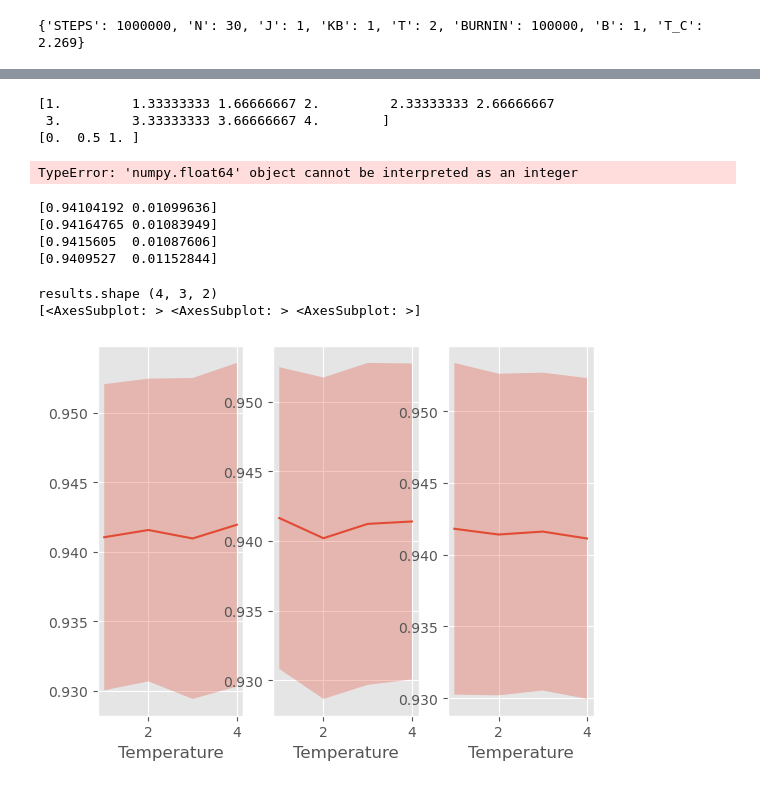
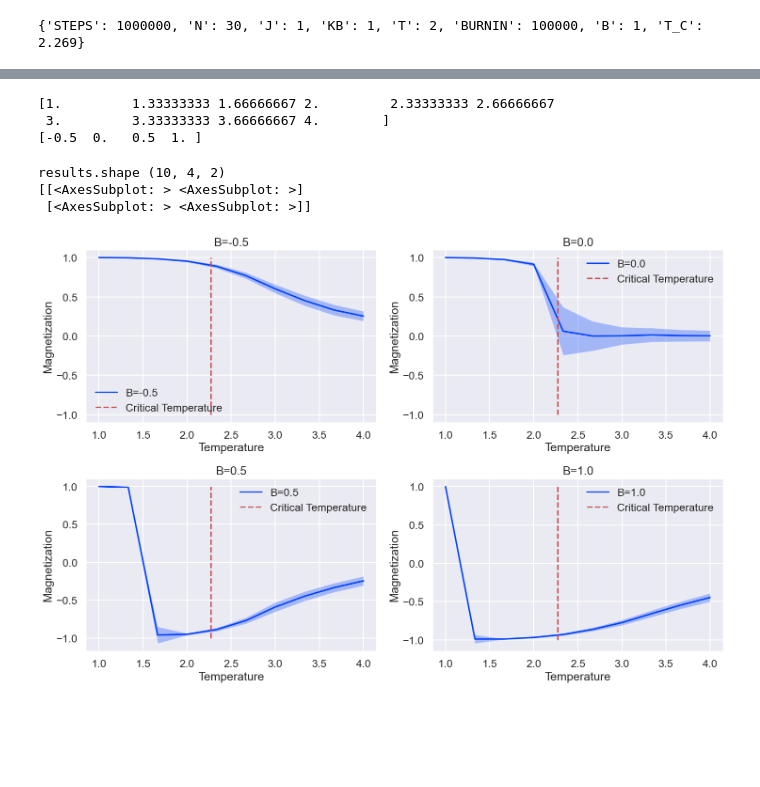
Before and after one commit to leo-megliola/2D-Icing-MCMC, a Jupyter notebook: partA.ipynb, the cells around one changed output, grey strips where cells are left out. Drawn from its saved outputs; the diff is of its cells as text; code cells hidden in the pictures; blank space fills up the shorter version.

```diff
--- a/partA.ipynb
+++ b/partA.ipynb
@@ -40,39 +35,38 @@ magnetization std = 0.011427931582750548
 # %%
 temps = np.linspace(1,4,10)
 print(temps)
-magnetic_field = np.linspace(0,1,3)
+# magnetic_field = np.linspace(0,2,4)
+magnetic_field= [-0.5, 0, 0.5, 1]
 print(magnetic_field)
 # %% [output]
 [1.         1.33333333 1.66666667 2.         2.33333333 2.66666667
  3.         3.33333333 3.66666667 4.        ]
-[0.  0.5 1. ]
+[-0.5  0.   0.5  1. ]
 # %%
-results = np.array([[stats(temp, STEPS, BURNIN, B, display=False) for B in magnetic_field] for temp in temps])
+results = np.array([[stats(temp, STEPS, BURNIN,N, B, display=False) for B in magnetic_field] for temp in tqdm(temps)])
-# %% [output]
-TypeError: 'numpy.float64' object cannot be interpreted as an integer
-# %%
-print(results[0,0,:])
-print(results[0,1,:])
-print(results[1,0,:])
-print(results[2,0,:])
-# %% [output]
-[0.94104192 0.01099636]
-[0.94164765 0.01083949]
-[0.9415605  0.01087606]
-[0.9409527  0.01152844]
 # %%
 print("results.shape", results.shape)
-axes_shape = (1, len(magnetic_field))
-fig, ax = plt.subplots(axes_shape[0], axes_shape[1])
+plt.style.use('seaborn-v0_8-bright')
+axes_shape = (len(magnetic_field)//2, len(magnetic_field)//2)
+fig, ax = plt.subplots(axes_shape[0], axes_shape[1], figsize=(15, 10))
 print(ax)
 for i in range(len(magnetic_field)):
     curr_plot = results[:,i,0]
     std = results[:,i,1]
-    ax[i].plot(temps, curr_plot, label=f"B={magnetic_field[i]}")
-    ax[i].fill_between(temps, curr_plot-std, curr_plot+std, alpha=0.3)
-    ax[i].set_xlabel("Temperature")
+    row = i // axes_shape[1]  # calculate the row index
+    col = i % axes_shape[1]   # calculate the column index
+    ax[row, col].plot(temps, curr_plot, label=f"B={magnetic_field[i]}")
+    ax[row, col].fill_between(temps, curr_plot-std, curr_plot+std, alpha=0.3)
+    ax[row, col].set_xlabel("Temperature")
+    ax[row, col].set_ylabel("Magnetization")
+    ax[row, col].vlines(2.269, -1, 1, color='r', label="Critical Temperature", linestyles='dashed')
+    ax[row, col].legend()
+    ax[row, col].set_title(f"B={magnetic_field[i]}")
+
+plt.tight_layout()
 plt.show()
 # %% [output]
-results.shape (4, 3, 2)
-[<AxesSubplot: > <AxesSubplot: > <AxesSubplot: >]
+results.shape (10, 4, 2)
+[[<AxesSubplot: > <AxesSubplot: >]
+ [<AxesSubplot: > <AxesSubplot: >]]
-[figure, old version]
+[figure, new version]
```
Also changed, not shown: parts of 5 cells of this notebook, 2 other files.
